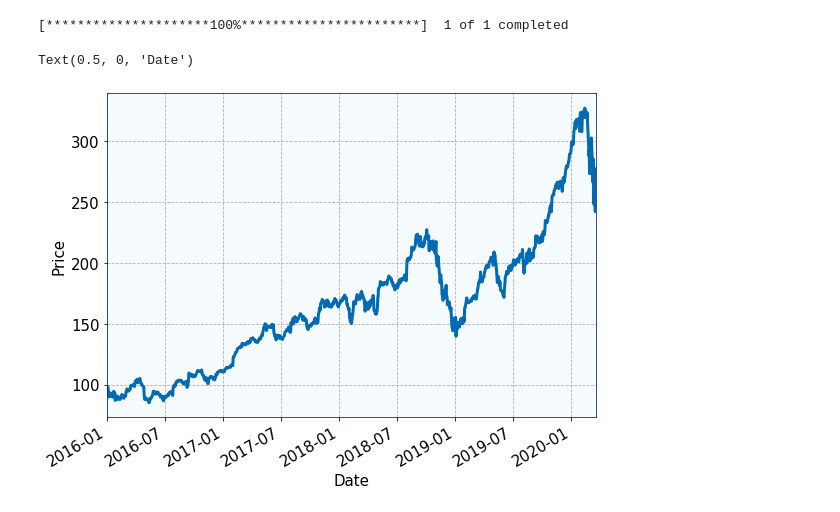
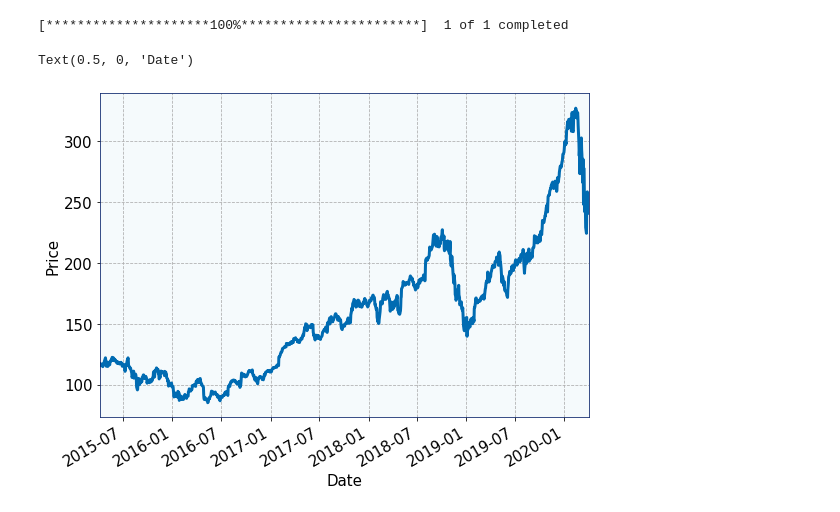
Before and after one commit to nikitataf/stock-data, a Jupyter notebook: apple_stock.ipynb, the cells around one changed output. Saved outputs shown, nothing was run; the diff lists cells and outputs as text; code cells hidden in the pictures.

```diff
--- a/apple_stock.ipynb
+++ b/apple_stock.ipynb
@@ -2,18 +2,22 @@
 from plot_utilities import matplotlib_nikita_style
 matplotlib_nikita_style()
 # %%
+from plot_utilities import cdfplot
 import matplotlib.pyplot as plt
 import yfinance as yf
 import numpy as np
+import scipy.stats as stats
+import math
+import pandas as pd
 
 
-# Get the data for the stock AAPL
-data = yf.download('AAPL','2016-01-01','2020-03-20')
-# Plot the close price of the AAPL
+# Data fetching for the AAPL stock
+data = yf.download('AAPL',period="5y")
+# Plot the adusted closing price of the AAPL
 data['Adj Close'].plot()
 plt.ylabel('Price')
 plt.xlabel('Date')
 # %% [output]
 [*********************100%***********************]  1 of 1 completed
 Text(0.5, 0, 'Date')
-[figure, old version]
+[figure, new version]
```
Also changed, not shown: parts of 11 cells of this notebook, 2 other files.
